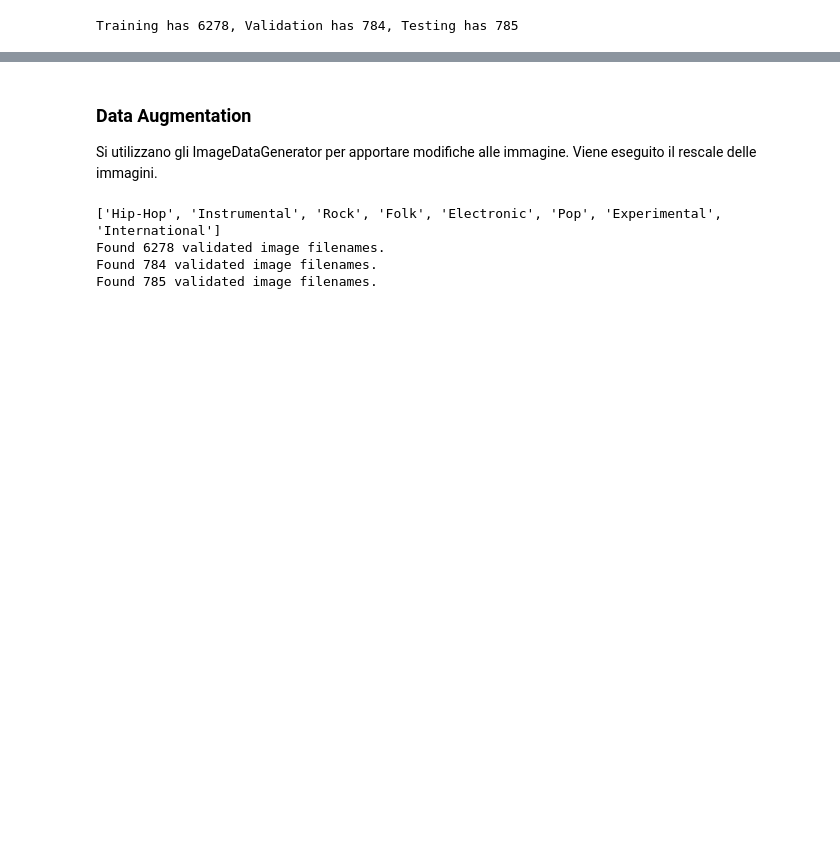
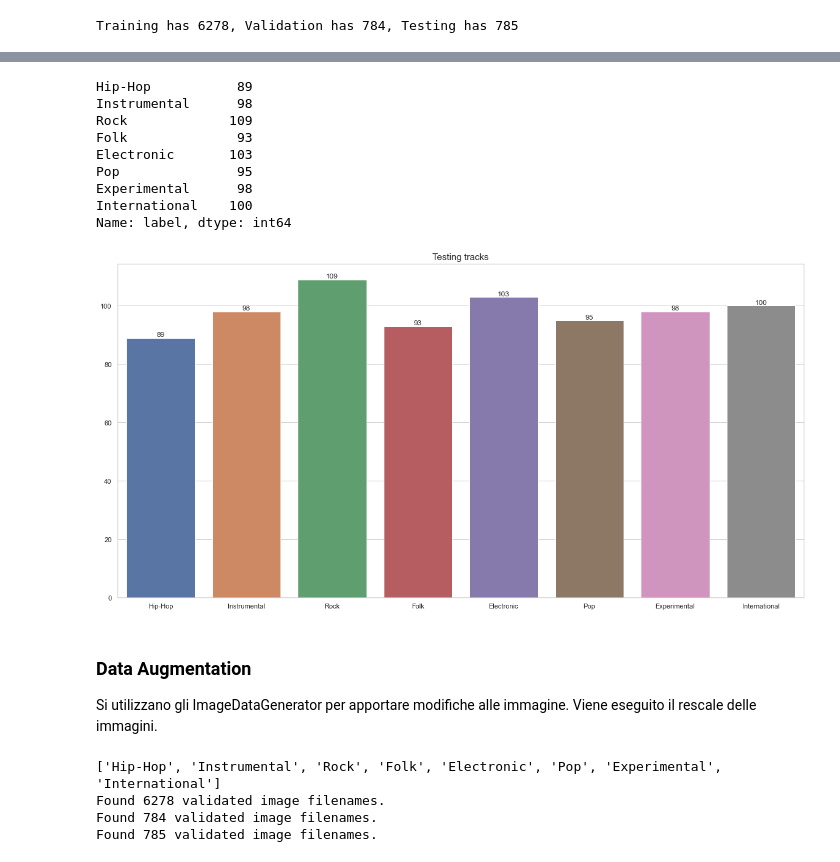
Before and after one commit to ThetaRangers/ML, a Jupyter notebook: mgrr.ipynb, the cells around one changed output, grey strips where cells are left out. Drawn from its saved outputs; the diff is of its cells as text; code cells hidden in the pictures; blank space fills up the shorter version.

```diff
--- a/mgrr.ipynb
+++ b/mgrr.ipynb
@@ -912,3 +960,25 @@ tf_test_data = pd.read_csv("data/cnn_test.csv")
+# %%
+value_counts = tf_test_data['label'].value_counts()
+value_counts = value_counts[value_counts != 0].sort_index()
+value_counts.index = genres.keys()
+print(value_counts)
+#value_counts.plot.bar()
+fig, ax = plt.subplots(figsize=(20,10))
+sns.barplot(x=value_counts.index, y=value_counts.values, ax=ax)
+ax.bar_label(ax.containers[0])
+ax.set_title("Testing tracks", fontsize=15)
+plt.show()
+# %% [output]
+Hip-Hop           89
+Instrumental      98
+Rock             109
+Folk              93
+Electronic       103
+Pop               95
+Experimental      98
+International    100
+Name: label, dtype: int64
+[figure, added]
 # %% [markdown]
 ### Data Augmentation
 Si utilizzano gli ImageDataGenerator per apportare modifiche alle immagine. Viene eseguito il rescale delle immagini.
```
Also changed, not shown: parts of 4 cells of this notebook.
